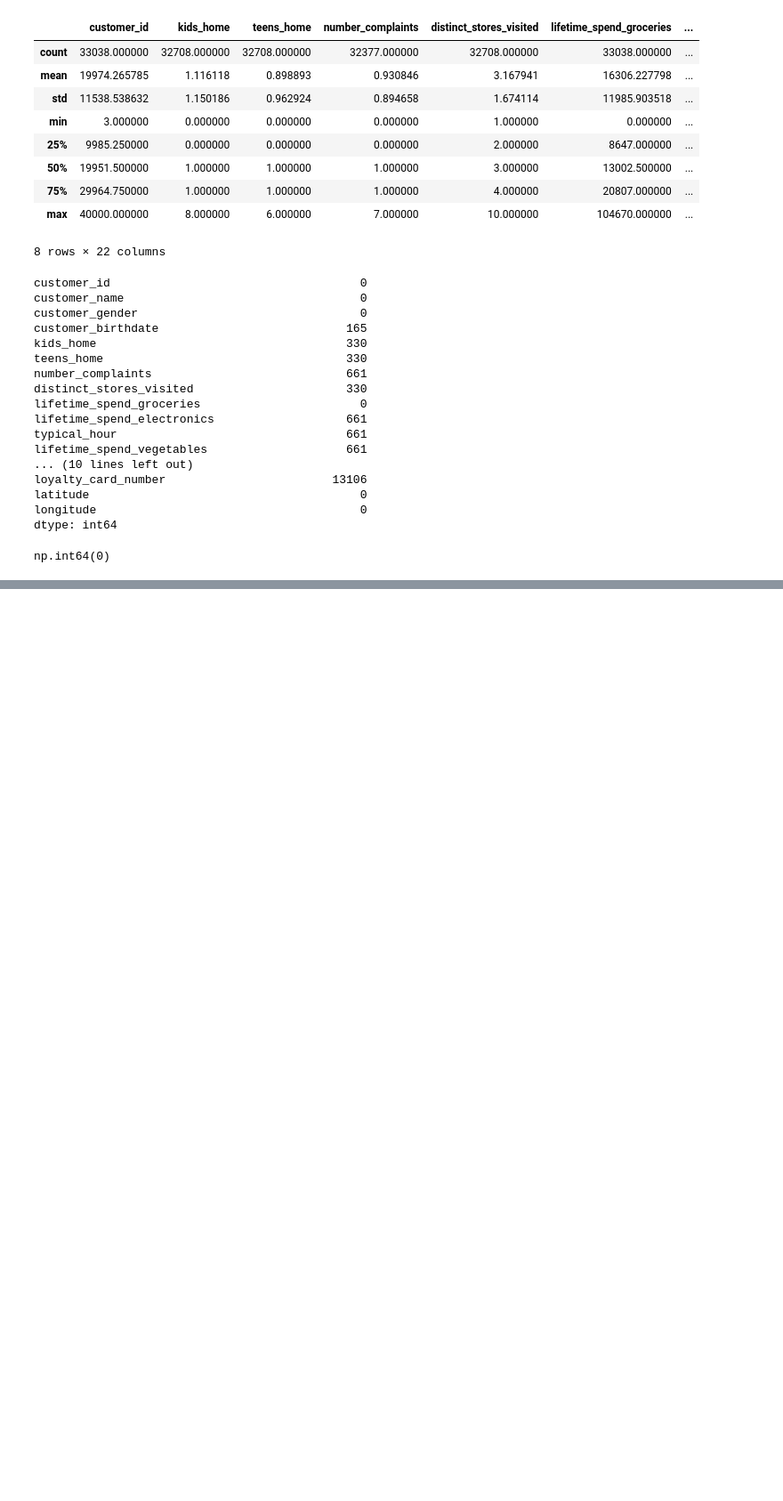
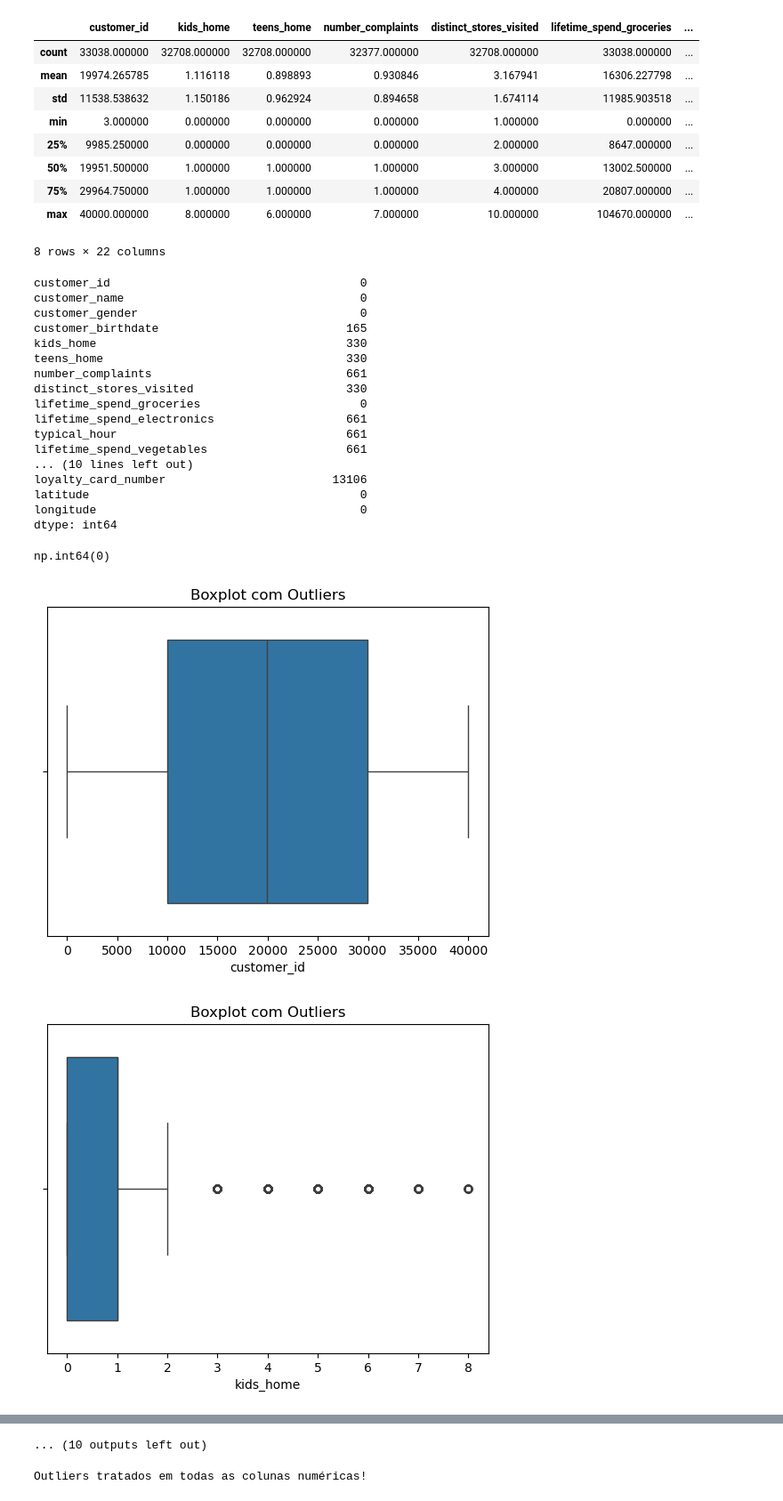
Before and after one commit to margaridaspereira/costumer-assignment, a Jupyter notebook: eda.ipynb, the cells around one changed output, grey strips where cells are left out. Shown at 89% size. Drawn from its saved outputs; the diff is of its cells as text; code cells hidden in the pictures; blank space fills up the shorter version.

Commit message:
outliers

```diff
--- a/eda.ipynb
+++ b/eda.ipynb
@@ -74,3 +74,16 @@ dtype: int64
 costumer.duplicated().sum()
 # %% [output]
 np.int64(0)
+# %%
+import matplotlib.pyplot as plt
+import seaborn as sns
+
+num_colunms = costumer.select_dtypes(include=[np.number]).columns
+
+for col in num_colunms:
+    sns.boxplot(x=costumer[col])
+    plt.title("Boxplot com Outliers")
+    plt.show()
+# %% [output]
+[figure, added]
+[figure, added]
@@ -76,0 +100,27 @@ np.int64(0)
+... (10 outputs left out)
+# %%
+import pandas as pd
+import numpy as np
+
+# 1. Selecionar apenas as colunas numéricas
+num_colunms = costumer.select_dtypes(include=[np.number]).columns
+
+for col in num_colunms:
+    # Calcular Q1 e Q3
+    Q1 = costumer[col].quantile(0.25)
+    Q3 = costumer[col].quantile(0.75)
+    IQR = Q3 - Q1
+
+    # Define limits
+    lower = Q1 - 1.5 * IQR
+    upper = Q3 + 1.5 * IQR
+
+    # Capping
+    # Se o valor for maior que o limite superior, vira o limite superior
+    # Se for menor que o inferior, vira o inferior
+    costumer[col] = np.where(costumer[col] > upper, upper,
+              np.where(costumer[col] < lower, lower, costumer[col]))
+
+print("Outliers tratados em todas as colunas numéricas!")
+# %% [output]
+Outliers tratados em todas as colunas numéricas!
```
Also changed, not shown: parts of 1 cell of this notebook.
